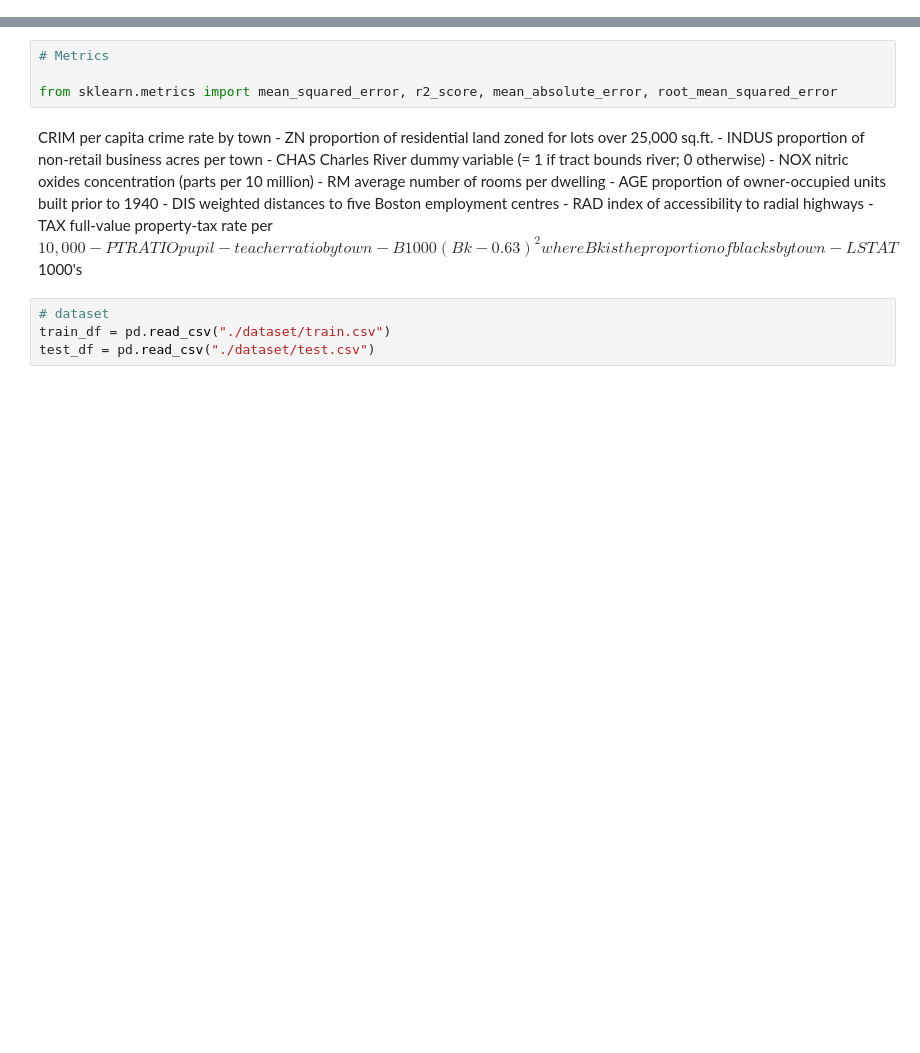
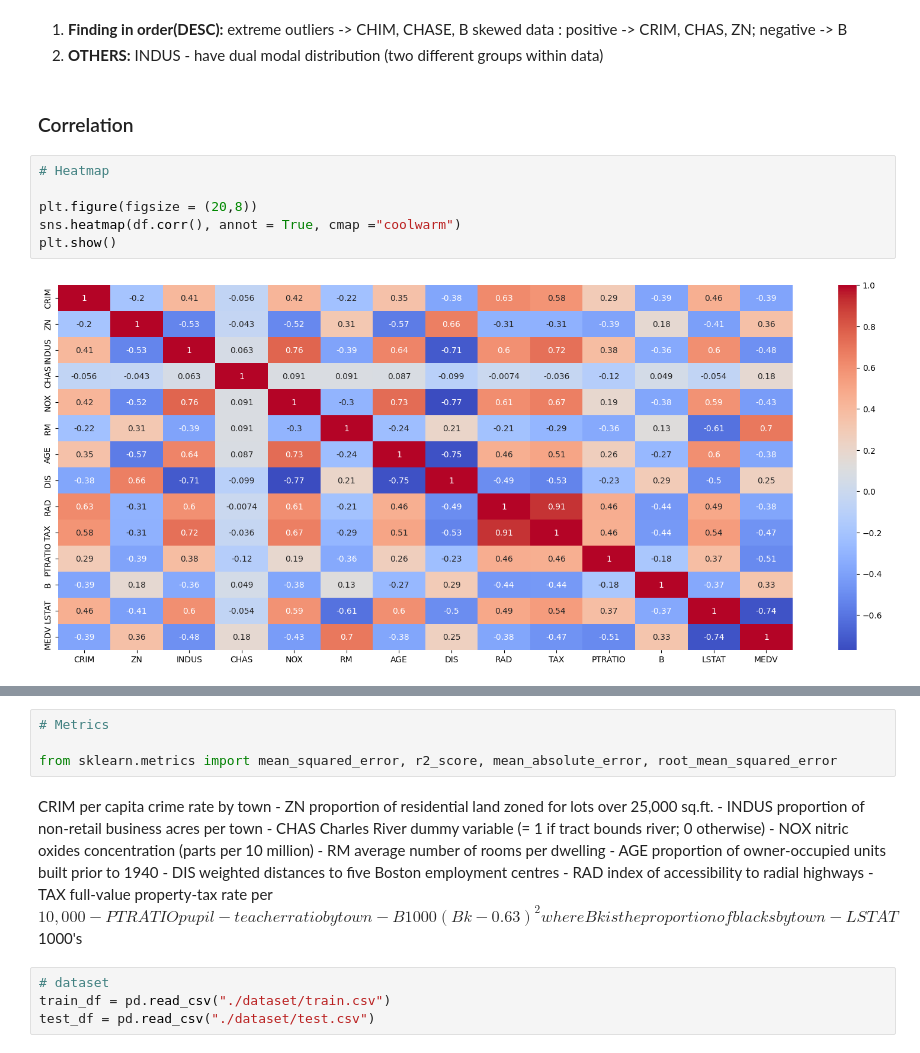
Before and after one commit to NandhuGB/Kaggle-competitions, a Jupyter notebook: boston-house-prices/Boston house prices.ipynb, the cells around one changed output, grey strips where cells are left out. Drawn from its saved outputs; the diff is of its cells as text; blank space fills up the shorter version.

```diff
--- a/boston-house-prices/Boston house prices.ipynb
+++ b/boston-house-prices/Boston house prices.ipynb
@@ -12,0 +202,16 @@ from sklearn.linear_model import LinearRegression
+# %% [markdown]
+1. **Finding in order(DESC):**
+    extreme outliers -> CHIM, CHASE, B
+    skewed data : positive -> CRIM, CHAS, ZN; negative -> B
+2. **OTHERS:**
+        INDUS - have dual modal distribution (two different groups within data)
+# %% [markdown]
+### Correlation
+# %%
+# Heatmap
+
+plt.figure(figsize = (20,8))
+sns.heatmap(df.corr(), annot = True, cmap ="coolwarm")
+plt.show()
+# %% [output]
+[figure, added]
```
Also changed, not shown: parts of 28 cells of this notebook, 24 other files.
